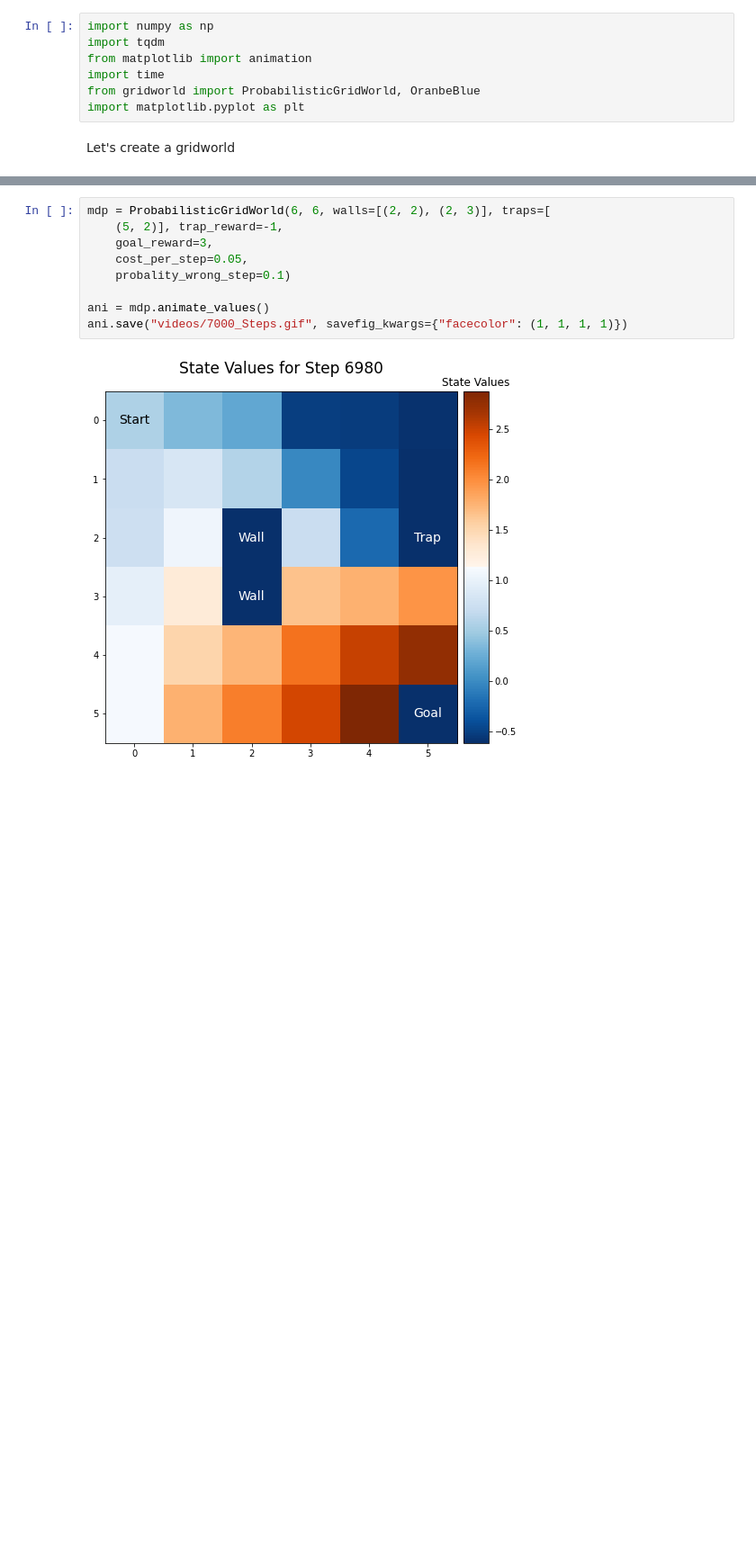
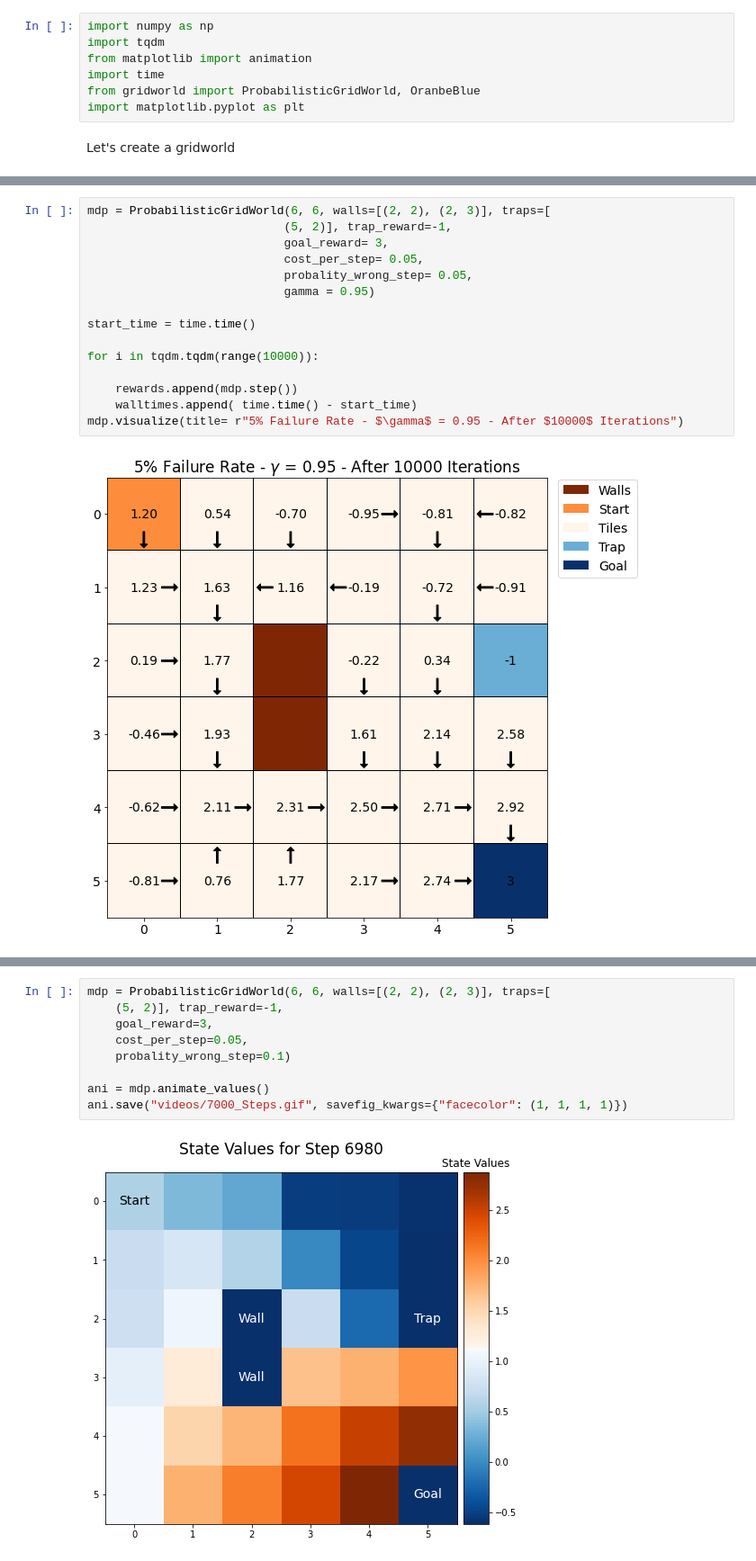
Before and after one commit to piggythefish/deep_reinforcement_learning, a Jupyter notebook: Week2/vis_gridworld.ipynb, the cells around one changed output, grey strips where cells are left out. Shown at 90% size. Drawn from its saved outputs; the diff is of its cells as text; blank space fills up the shorter version.

```diff
--- a/Week2/vis_gridworld.ipynb
+++ b/Week2/vis_gridworld.ipynb
@@ -53,3 +53,20 @@ mdp.sample_counts(title= r"Number of Sample per Tile - 5% Failure Rate",savefig=
+# %%
+mdp = ProbabilisticGridWorld(6, 6, walls=[(2, 2), (2, 3)], traps=[
+                            (5, 2)], trap_reward=-1,
+                            goal_reward= 3,
+                            cost_per_step= 0.05,
+                            probality_wrong_step= 0.05,
+                            gamma = 0.95)
+
+start_time = time.time()
+
+for i in tqdm.tqdm(range(10000)):
+
+    rewards.append(mdp.step())
+    walltimes.append( time.time() - start_time)
+mdp.visualize(title= r"5% Failure Rate - $\gamma$ = 0.95 - After $10000$ Iterations")
+# %% [output]
+[figure, added]
 # %%
 mdp = ProbabilisticGridWorld(6, 6, walls=[(2, 2), (2, 3)], traps=[
                             (5, 2)], trap_reward=-1,
```
Also changed, not shown: parts of 4 cells of this notebook, 10 other files.
